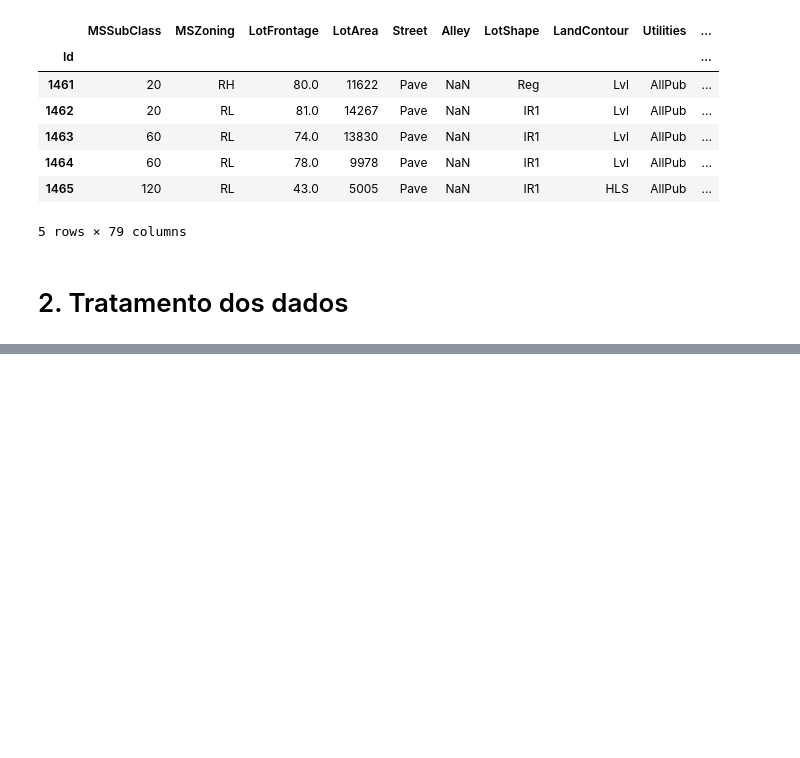
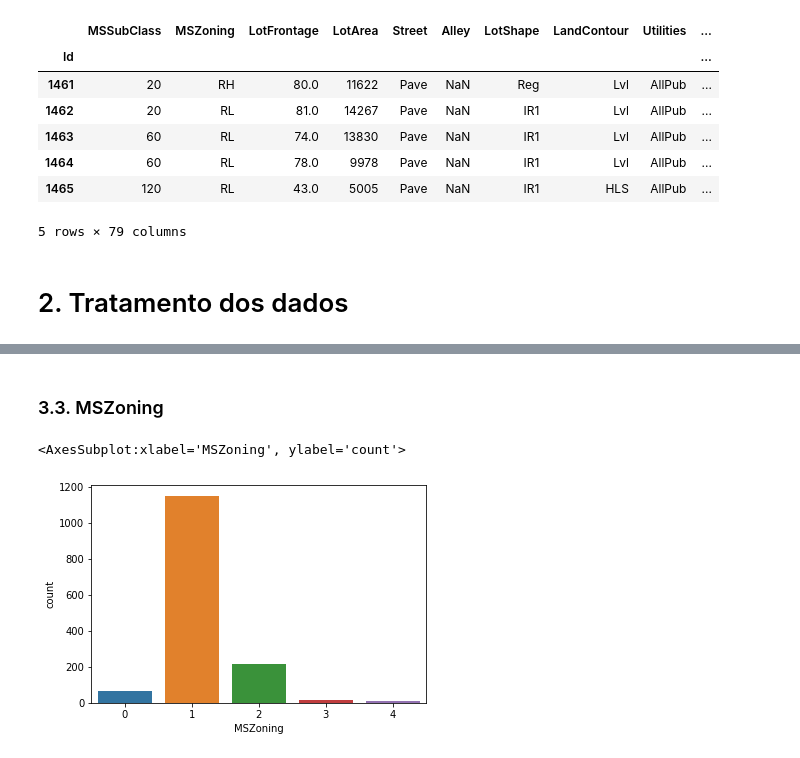
Before and after one commit to leotanaka4/ds-house-prices, a Jupyter notebook: ans.ipynb, the cells around one changed output, grey strips where cells are left out. Saved outputs shown, nothing was run; the diff lists cells and outputs as text; code cells hidden in the pictures; blank space fills up the shorter version.

```diff
--- a/ans.ipynb
+++ b/ans.ipynb
@@ -129,0 +328,7 @@ df_test.head()
+# %% [markdown]
+### 3.3. MSZoning
+# %%
+sns.countplot(data=df_train, x="MSZoning")
+# %% [output]
+<AxesSubplot:xlabel='MSZoning', ylabel='count'>
+[figure, added]
```
Also changed, not shown: parts of 36 cells of this notebook.
